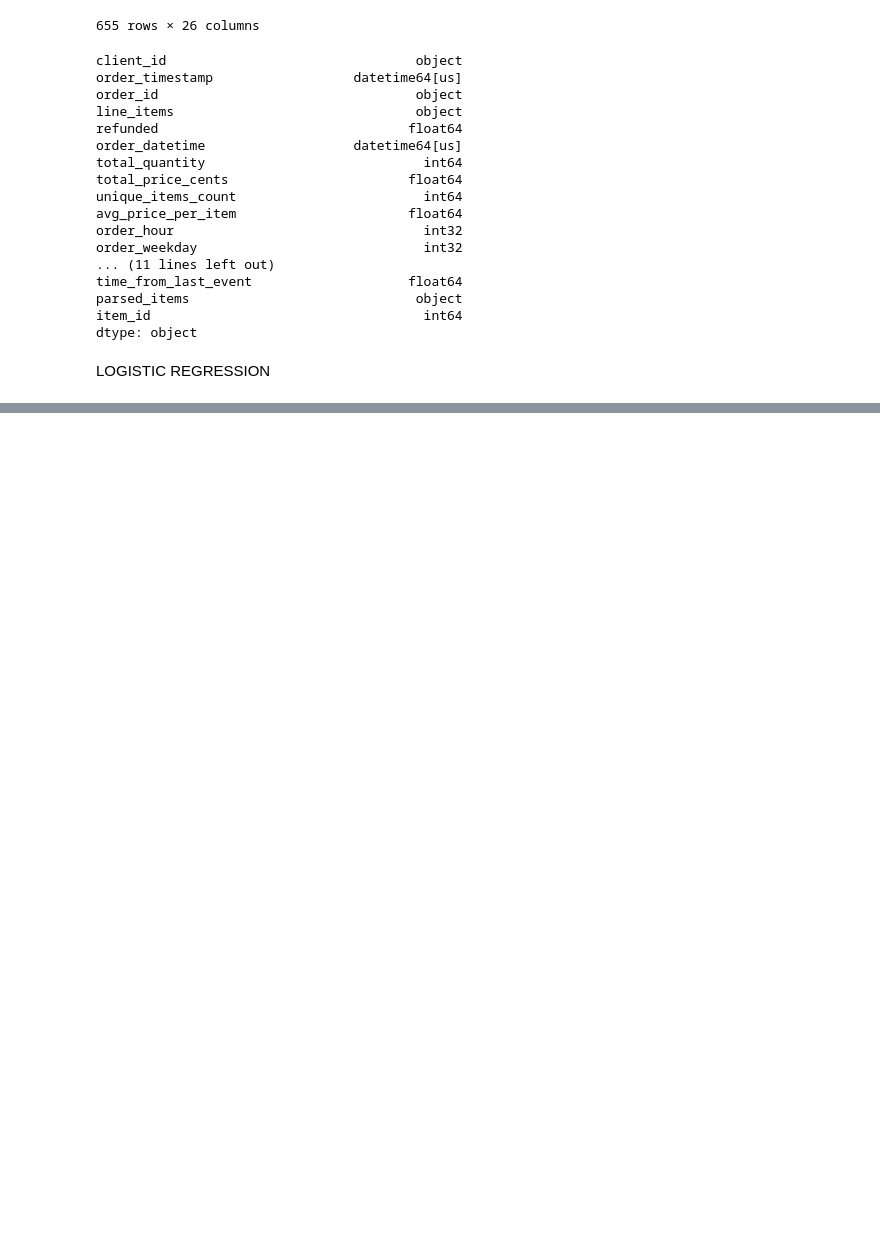
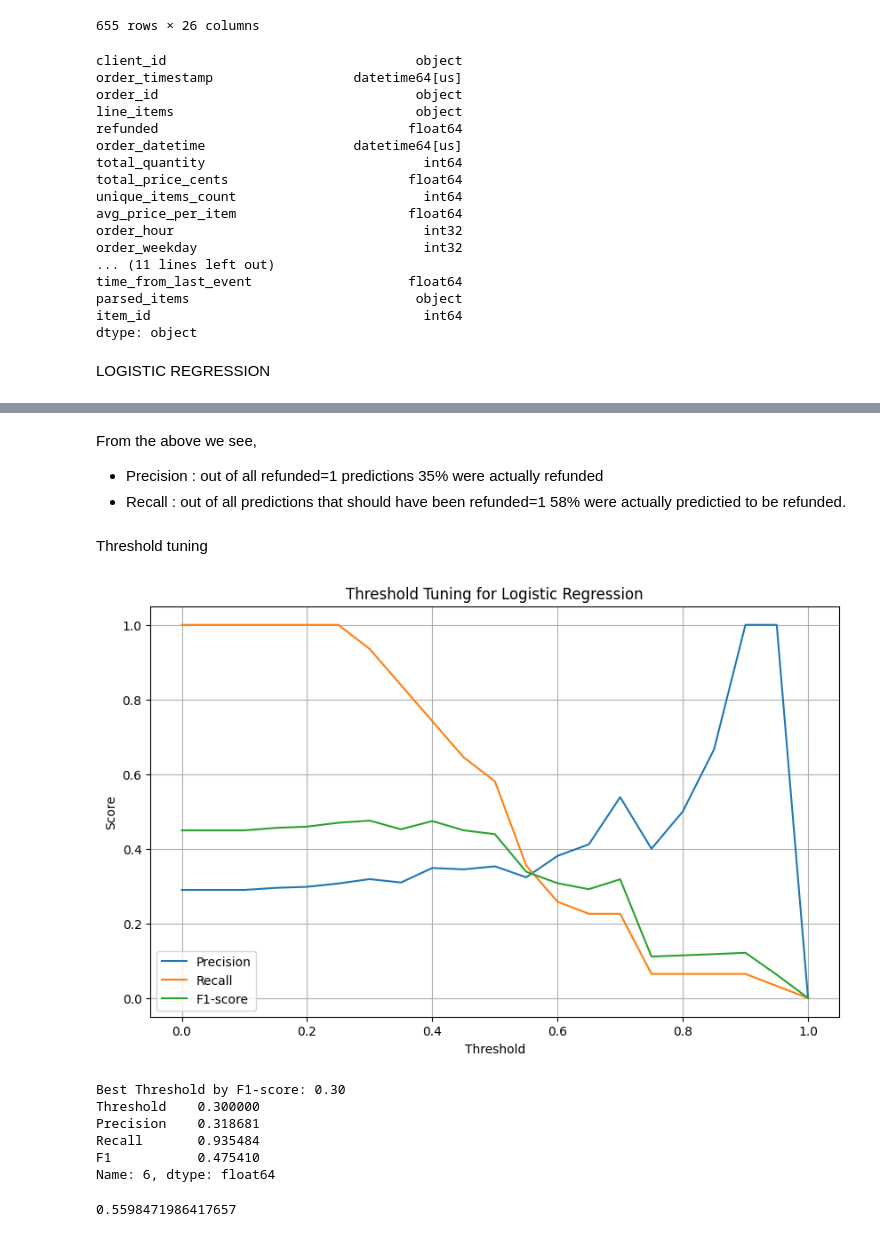
Before and after one commit to rsm-kkattigenahally/Kaggle-puffy-lost-sleep-challenge, a Jupyter notebook: predictions.ipynb, the cells around one changed output, grey strips where cells are left out. Cells and saved outputs as stored; diff of their text form; code cells hidden in the pictures; blank space fills up the shorter version.

```diff
--- a/predictions.ipynb
+++ b/predictions.ipynb
@@ -503,0 +548,9 @@ LOGISTIC REGRESSION
+# %%
+scaler = StandardScaler()
+X_scaled = scaler.fit_transform(X)
+# %%
+y = df_train["refunded"]
+# %%
+X_train, X_val, y_train, y_val = train_test_split(
+    X_scaled, y, test_size=0.2, random_state=42, stratify=y   # stratified shuffle split (to retain proportion of classes)
+)
@@ -503,0 +561,3 @@ LOGISTIC REGRESSION
+# %%
+clf = LogisticRegression(max_iter=1000, class_weight='balanced')
+clf.fit(X_train, y_train)
@@ -503,0 +584,57 @@ LOGISTIC REGRESSION
+# %% [markdown]
+From the above we see,
+- Precision : out of all refunded=1 predictions 35% were actually refunded
+- Recall : out of all predictions that should have been refunded=1 58% were actually predictied to be refunded.
+# %% [markdown]
+Threshold tuning
+# %%
+import matplotlib.pyplot as plt
+
+from sklearn.metrics import precision_score, recall_score, f1_score
+# Get predicted probabilities from your fitted model
+y_proba = clf.predict_proba(X_val)[:, 1]
+
+# Try a range of thresholds
+thresholds = np.arange(0.0, 1.01, 0.05)
+
+results = []
+
+for thresh in thresholds:
+    y_pred_thresh = (y_proba >= thresh).astype(int)
+    precision = precision_score(y_val, y_pred_thresh, zero_division=0)
+    recall = recall_score(y_val, y_pred_thresh, zero_division=0)
+    f1 = f1_score(y_val, y_pred_thresh, zero_division=0)
+    results.append((thresh, precision, recall, f1))
+
+# Convert to DataFrame for easy viewing
+threshold_df = pd.DataFrame(results, columns=["Threshold", "Precision", "Recall", "F1"])
+
+# Plot
+plt.figure(figsize=(10, 6))
+plt.plot(threshold_df["Threshold"], threshold_df["Precision"], label="Precision")
+plt.plot(threshold_df["Threshold"], threshold_df["Recall"], label="Recall")
+plt.plot(threshold_df["Threshold"], threshold_df["F1"], label="F1-score")
+plt.xlabel("Threshold")
+plt.ylabel("Score")
+plt.title("Threshold Tuning for Logistic Regression")
+plt.legend()
+plt.grid(True)
+plt.show()
+
+# Show best F1-score threshold
+best_f1_row = threshold_df.sort_values(by="F1", ascending=False).iloc[0]
+print(f"Best Threshold by F1-score: {best_f1_row['Threshold']:.2f}")
+print(best_f1_row)
+# %% [output]
+[figure, added]
+Best Threshold by F1-score: 0.30
+Threshold    0.300000
+Precision    0.318681
+Recall       0.935484
+F1           0.475410
+Name: 6, dtype: float64
+# %%
+y_final_pred = (y_proba > best_f1_row['Threshold']).astype(int)
+roc_auc_score(y_val, y_final_pred)
+# %% [output]
+0.5598471986417657
```
Also changed, not shown: parts of 35 cells of this notebook, 2 other files.
